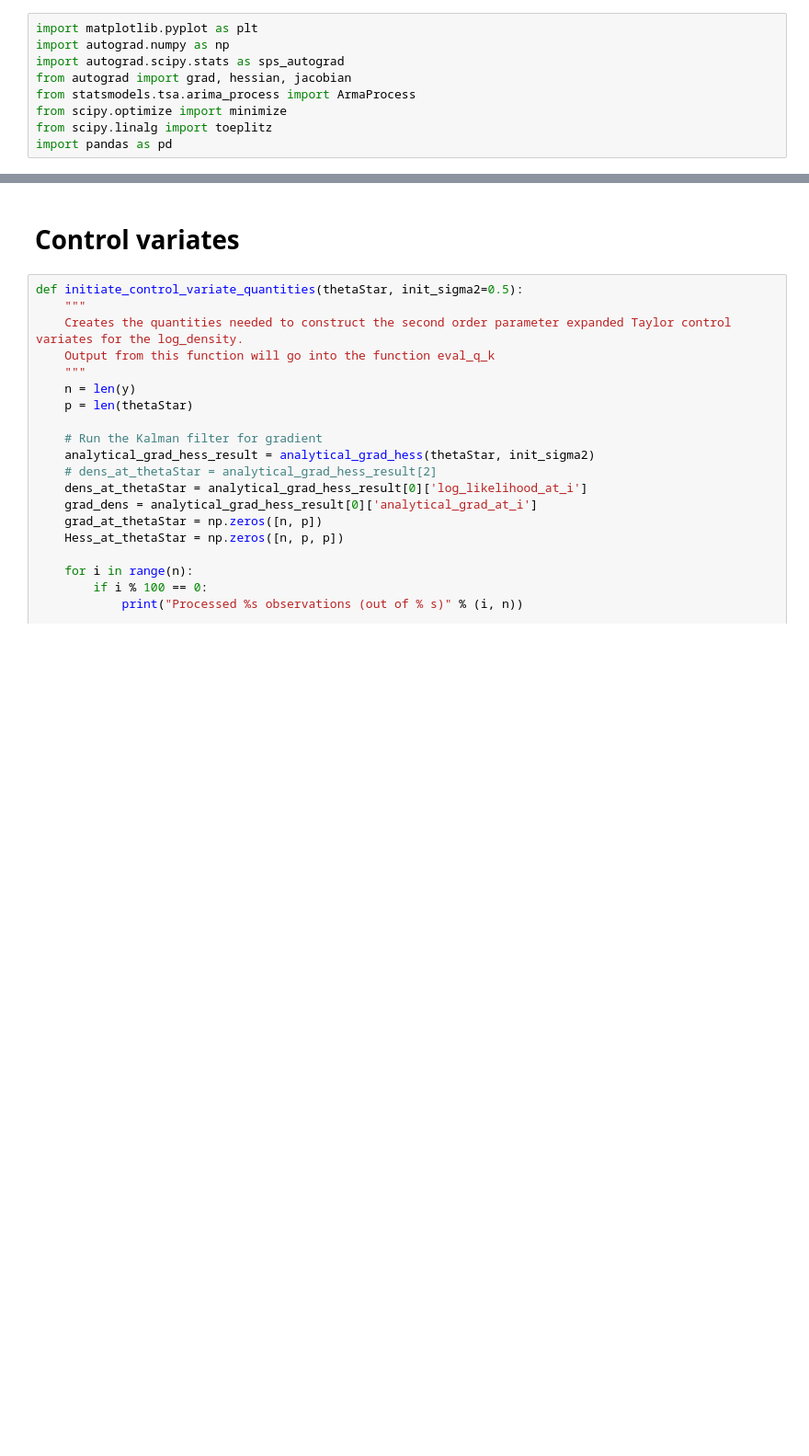
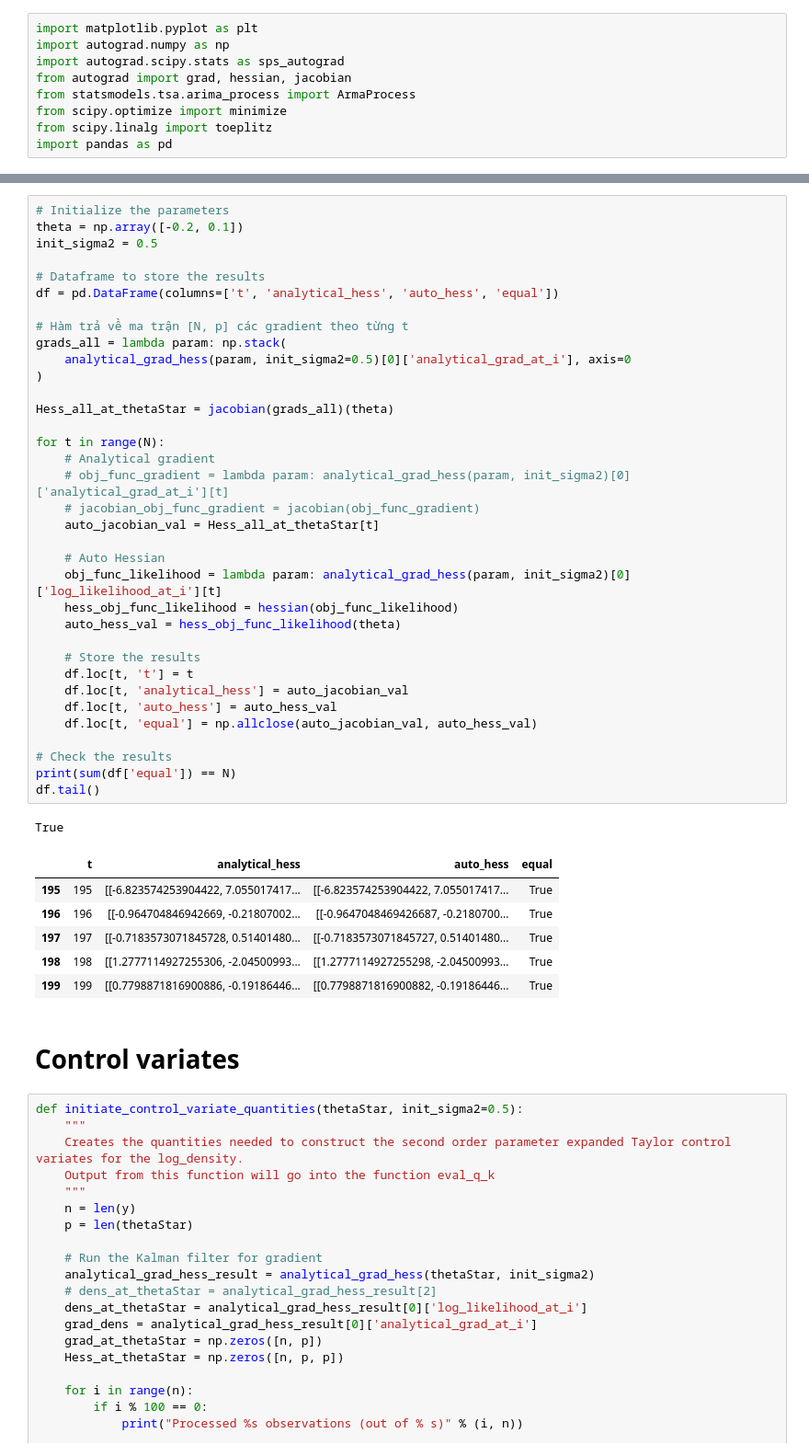
Before and after one commit to thangtm58/winston-uts-research, a Jupyter notebook: arma_loglikelihood_hessian.ipynb, the cells around one changed output, grey strips where cells are left out. Shown: that part at 92% size. Saved outputs shown, nothing was run; the diff lists cells and outputs as text; blank space fills up the shorter version.

Commit message:
adjust code to accelarate jacobian

```diff
--- a/arma_loglikelihood_hessian.ipynb
+++ b/arma_loglikelihood_hessian.ipynb
@@ -228,3 +195,46 @@ True
+# %%
+# Initialize the parameters
+theta = np.array([-0.2, 0.1])
+init_sigma2 = 0.5
+
+# Dataframe to store the results
+df = pd.DataFrame(columns=['t', 'analytical_hess', 'auto_hess', 'equal'])
+
+# Hàm trả về ma trận [N, p] các gradient theo từng t
+grads_all = lambda param: np.stack(
+    analytical_grad_hess(param, init_sigma2=0.5)[0]['analytical_grad_at_i'], axis=0
+)
+
+Hess_all_at_thetaStar = jacobian(grads_all)(theta)
+
+for t in range(N):
+    # Analytical gradient
+    # obj_func_gradient = lambda param: analytical_grad_hess(param, init_sigma2)[0]['analytical_grad_at_i'][t]
+    # jacobian_obj_func_gradient = jacobian(obj_func_gradient)
+    auto_jacobian_val = Hess_all_at_thetaStar[t]
+
+    # Auto Hessian
+    obj_func_likelihood = lambda param: analytical_grad_hess(param, init_sigma2)[0]['log_likelihood_at_i'][t]
+    hess_obj_func_likelihood = hessian(obj_func_likelihood)
+    auto_hess_val = hess_obj_func_likelihood(theta)
+
+    # Store the results
+    df.loc[t, 't'] = t
+    df.loc[t, 'analytical_hess'] = auto_jacobian_val
+    df.loc[t, 'auto_hess'] = auto_hess_val
+    df.loc[t, 'equal'] = np.allclose(auto_jacobian_val, auto_hess_val)
+
+# Check the results
+print(sum(df['equal']) == N)
+df.tail()
+# %% [output]
+True
+|  | t | analytical_hess | auto_hess | equal |
+| 195 | 195 | [[-6.823574253904422, 7.055017417... | [[-6.823574253904422, 7.055017417... | True |
+| 196 | 196 | [[-0.964704846942669, -0.21807002... | [[-0.9647048469426687, -0.2180700... | True |
+| 197 | 197 | [[-0.7183573071845728, 0.51401480... | [[-0.7183573071845727, 0.51401480... | True |
+| 198 | 198 | [[1.2777114927255306, -2.04500993... | [[1.2777114927255298, -2.04500993... | True |
+| 199 | 199 | [[0.7798871816900886, -0.19186446... | [[0.7798871816900882, -0.19186446... | True |
 # %% [markdown]
 # Control variates
 # %%
```
Also changed, not shown: parts of 12 cells of this notebook.
